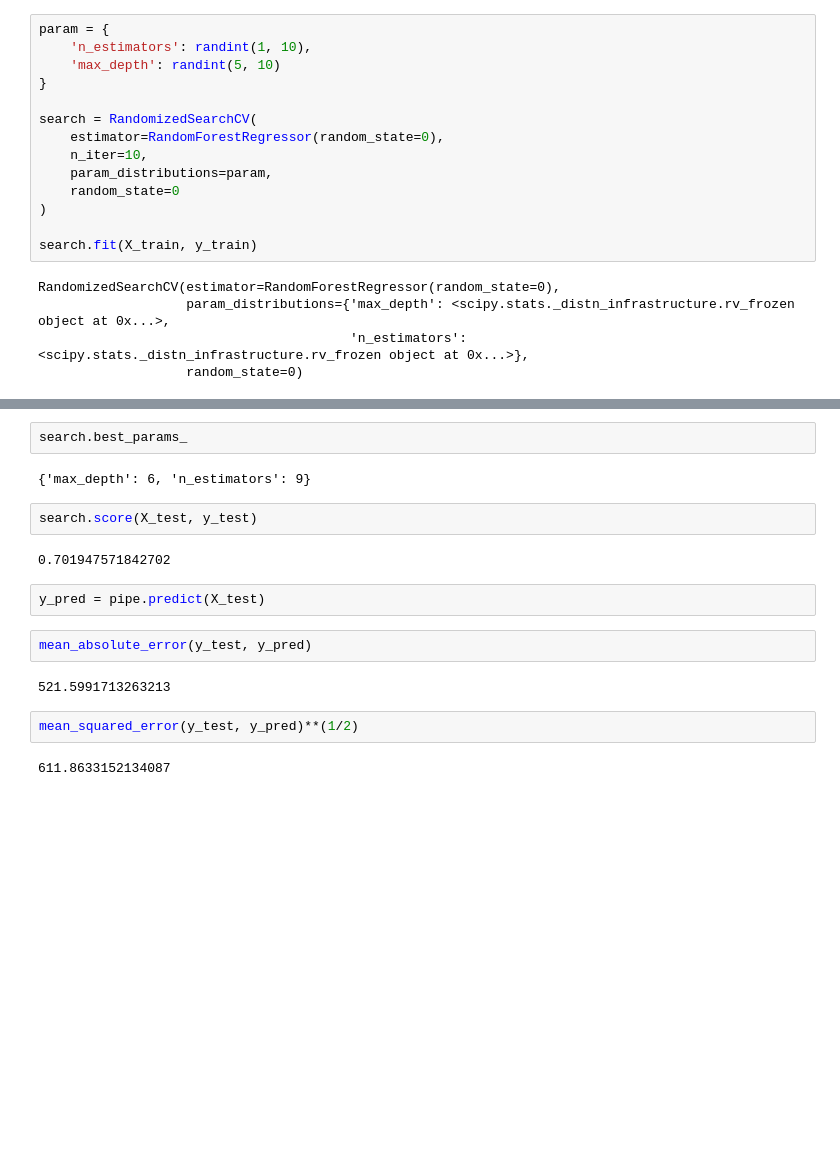
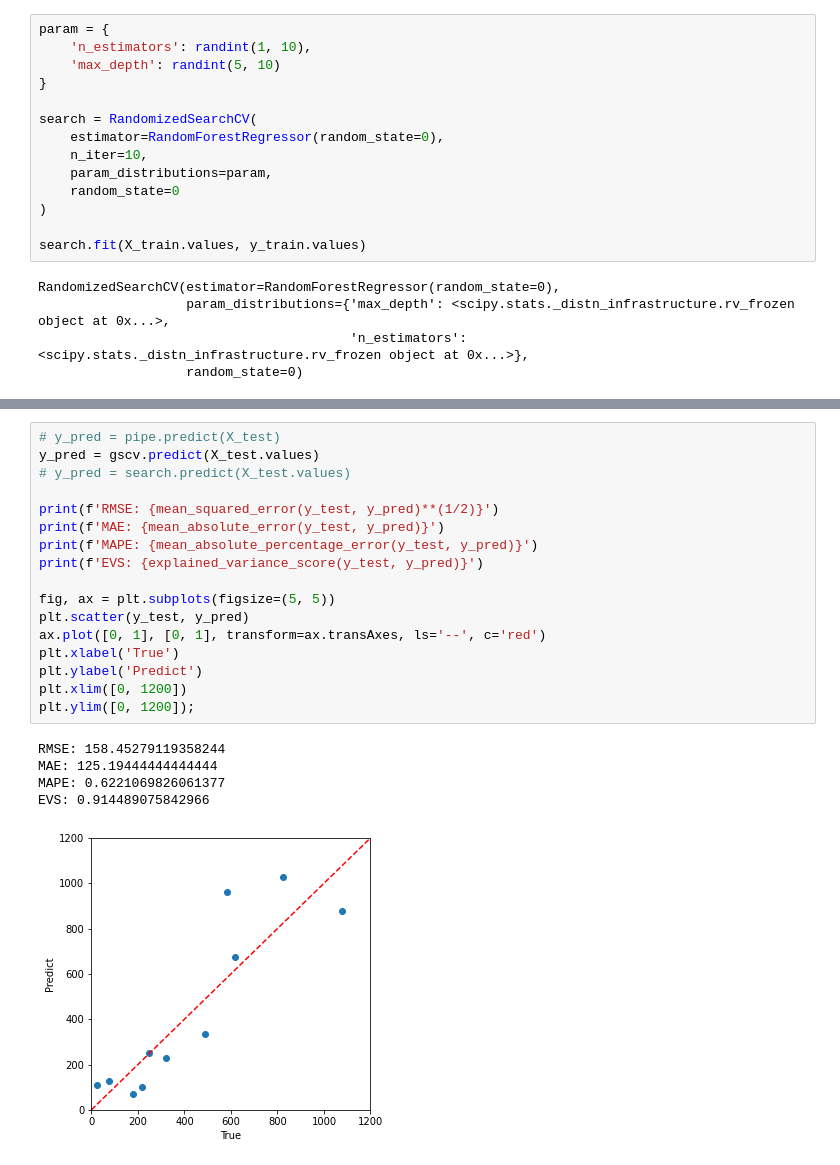
Before and after one commit to willongithub/archieve-data-science, a Jupyter notebook: prml/prml_prj/demo.ipynb, the cells around one changed output, grey strips where cells are left out. Saved outputs shown, nothing was run; the diff lists cells and outputs as text; blank space fills up the shorter version.

```diff
--- a/prml/prml_prj/demo.ipynb
+++ b/prml/prml_prj/demo.ipynb
@@ -118,7 +143,7 @@ search = RandomizedSearchCV(
     random_state=0
 )
 
-search.fit(X_train, y_train)
+search.fit(X_train.values, y_train.values)
 # %% [output]
 RandomizedSearchCV(estimator=RandomForestRegressor(random_state=0),
                    param_distributions={'max_depth': <scipy.stats._distn_infrastructure.rv_frozen object at 0x...>,
@@ -169,19 +228,24 @@ accuracy_score(gscv.predict(X_test.values), y_test.values)
-# %%
-search.best_params_
-# %% [output]
-{'max_depth': 6, 'n_estimators': 9}
-# %%
-search.score(X_test, y_test)
-# %% [output]
-0.701947571842702
-# %%
-y_pred = pipe.predict(X_test)
-# %%
-mean_absolute_error(y_test, y_pred)
-# %% [output]
-521.5991713263213
-# %%
-mean_squared_error(y_test, y_pred)**(1/2)
-# %% [output]
-611.8633152134087
+# %%
+# y_pred = pipe.predict(X_test)
+y_pred = gscv.predict(X_test.values)
+# y_pred = search.predict(X_test.values)
+
+print(f'RMSE: {mean_squared_error(y_test, y_pred)**(1/2)}')
+print(f'MAE: {mean_absolute_error(y_test, y_pred)}')
+print(f'MAPE: {mean_absolute_percentage_error(y_test, y_pred)}')
+print(f'EVS: {explained_variance_score(y_test, y_pred)}')
+
+fig, ax = plt.subplots(figsize=(5, 5))
+plt.scatter(y_test, y_pred)
+ax.plot([0, 1], [0, 1], transform=ax.transAxes, ls='--', c='red')
+plt.xlabel('True')
+plt.ylabel('Predict')
+plt.xlim([0, 1200])
+plt.ylim([0, 1200]);
+# %% [output]
+RMSE: 158.45279119358244
+MAE: 125.19444444444444
+MAPE: 0.6221069826061377
+EVS: 0.914489075842966
+[figure, added]
 # %%
```
Also changed, not shown: parts of 20 cells of this notebook.
